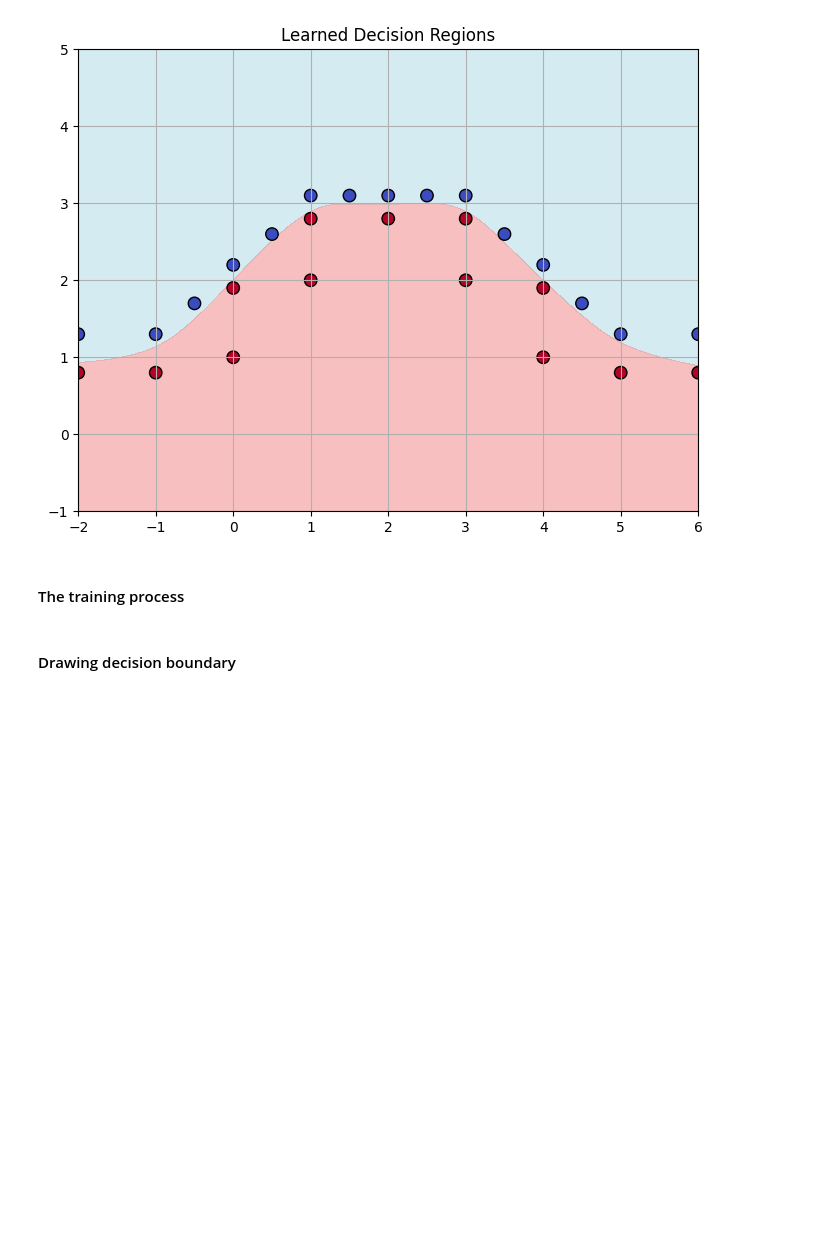
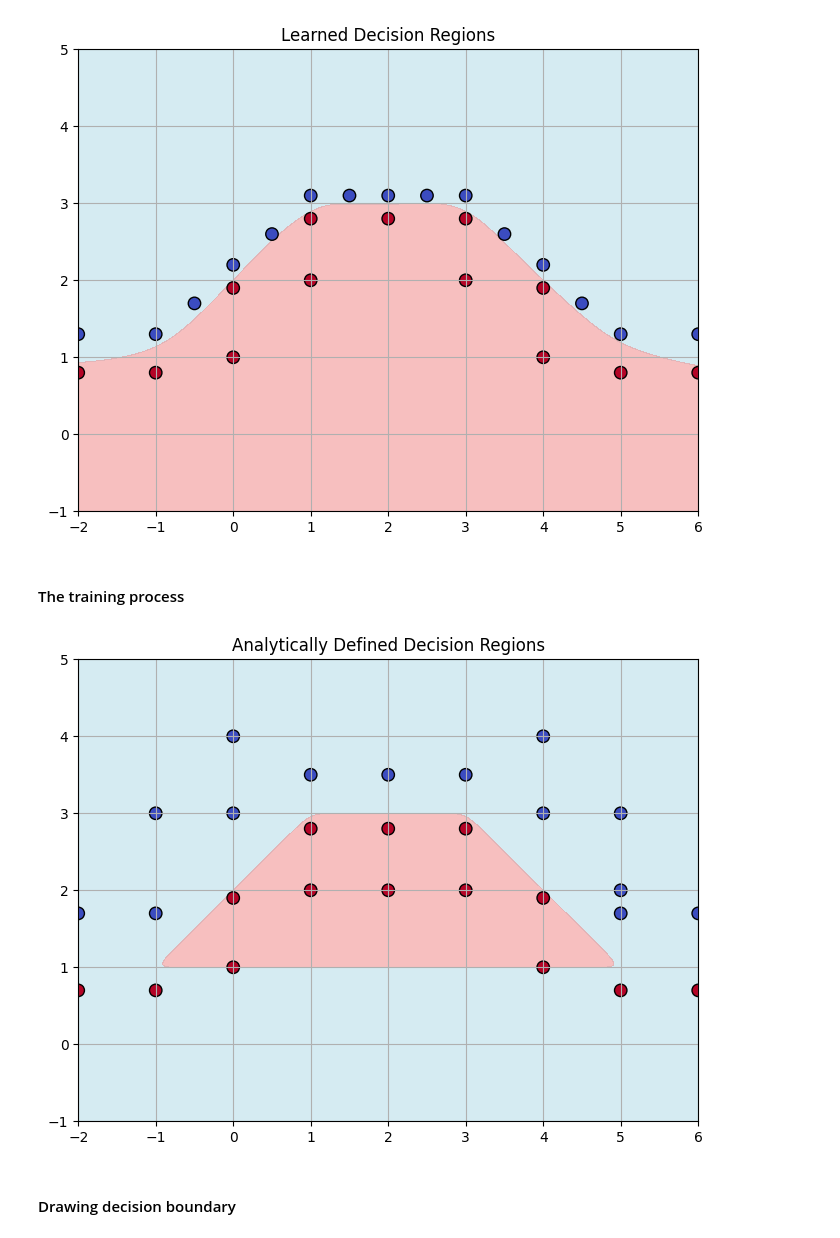
Before and after one commit to fujin55/Ai-lab-5, a Jupyter notebook: exercises/05_ANN.ipynb, the cells around one changed output. Saved outputs shown, nothing was run; the diff lists cells and outputs as text; code cells hidden in the pictures; blank space fills up the shorter version.

```diff
--- a/exercises/05_ANN.ipynb
+++ b/exercises/05_ANN.ipynb
@@ -182,8 +192,69 @@ Step 950, Cross-Entropy Loss: 0.0173
 # %% [markdown]
 #### The training process
 # %%
-# ........................................................
-# ........................................................
+import numpy as np
+import tensorflow.compat.v1 as tf
+import matplotlib.pyplot as plt
+tf.disable_v2_behavior()
+
+# Placeholder for 2D input points
+x = tf.placeholder(tf.float32, [None, 2])  # shape: [batch_size, 2]
+
+# Handcrafted weights and biases for trapezoid logic
+# We'll define neurons that approximate the following conditions using sigmoid units
+
+# Neuron 1: y >= 1  → sigmoid(k*(y - 1))
+# Neuron 2: y <= x + 2 → sigmoid(k*(x + 2 - y))
+# Neuron 3: y <= -x + 6 → sigmoid(k*(-x + 6 - y))
+# Neuron 4: y <= 3 → sigmoid(k*(3 - y))
+
+k = 20.0  # sigmoid steepness
+
+# Input weight matrix [4 neurons × 2 inputs]
+# Each row is [wx, wy] for one neuron
+IW = tf.constant([
+    [0.0, k],         # Neuron 1: y ≥ 1 → sigmoid(k*y - k)
+    [k, -k],          # Neuron 2: y ≤ x + 2 → sigmoid(k*x - k*y + 2k)
+    [-k, -k],         # Neuron 3: y ≤ -x + 6 → sigmoid(-k*x - k*y + 6k)
+    [0.0, -k],        # Neuron 4: y ≤ 3 → sigmoid(-k*y + 3k)
+], dtype=tf.float32)
+
+# Biases for those neurons
+b = tf.constant([
+    -k * 1,      # Neuron 1: y - 1
+    k * 2,       # Neuron 2: x + 2 - y
+    k * 6,       # Neuron 3: -x + 6 - y
+    k * 3,       # Neuron 4: 3 - y
+], dtype=tf.float32)
+
+# First layer: logic neurons
+h = tf.sigmoid(tf.matmul(x, tf.transpose(IW)) + b)  # shape [batch_size, 4]
+
+# Output layer: approximates logical AND by multiplying all 4 outputs
+# Soft product using log-space addition
+log_h = tf.log(h + 1e-6)
+sum_log_h = tf.reduce_sum(log_h, axis=1, keepdims=True)
+y = tf.exp(sum_log_h)  # equivalent to product of h1 * h2 * h3 * h4
+
+# Clamp output between 0 and 1
+y = tf.minimum(tf.maximum(y, 1e-6), 1 - 1e-6)
+
+# Visualization
+xx, yy = np.meshgrid(np.linspace(-2, 6, 300), np.linspace(-1, 5, 300))
+grid = np.c_[xx.ravel(), yy.ravel()]
+with tf.Session() as sess:
+    zz = sess.run(y, feed_dict={x: grid})
+zz = zz.reshape(xx.shape)
+
+
+plt.figure(figsize=(8,6))
+plt.contourf(xx, yy, zz, levels=[-0.1, 0.5, 1.1], colors=['lightblue', 'lightcoral'], alpha=0.5)
+plt.scatter(train_points[:, 0], train_points[:, 1], c=np.squeeze(train_labels), cmap='coolwarm', edgecolor='k', s=80)
+plt.title("Analytically Defined Decision Regions")
+plt.grid(True)
+plt.show()
+# %% [output]
+[figure, added]
 # %% [markdown]
 #### Drawing decision boundary
 # %%
```
Also changed, not shown: parts of 1 cell of this notebook.
